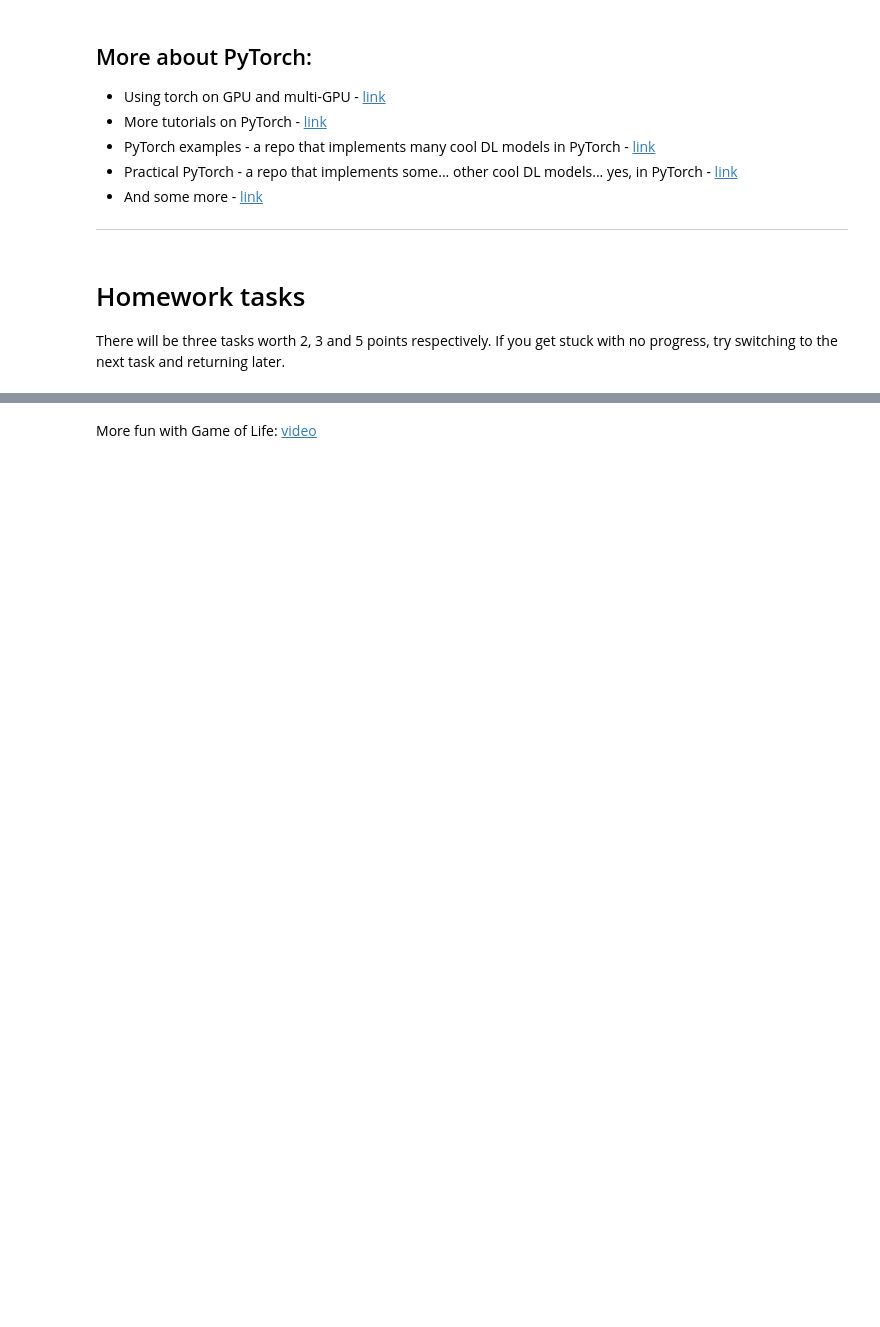
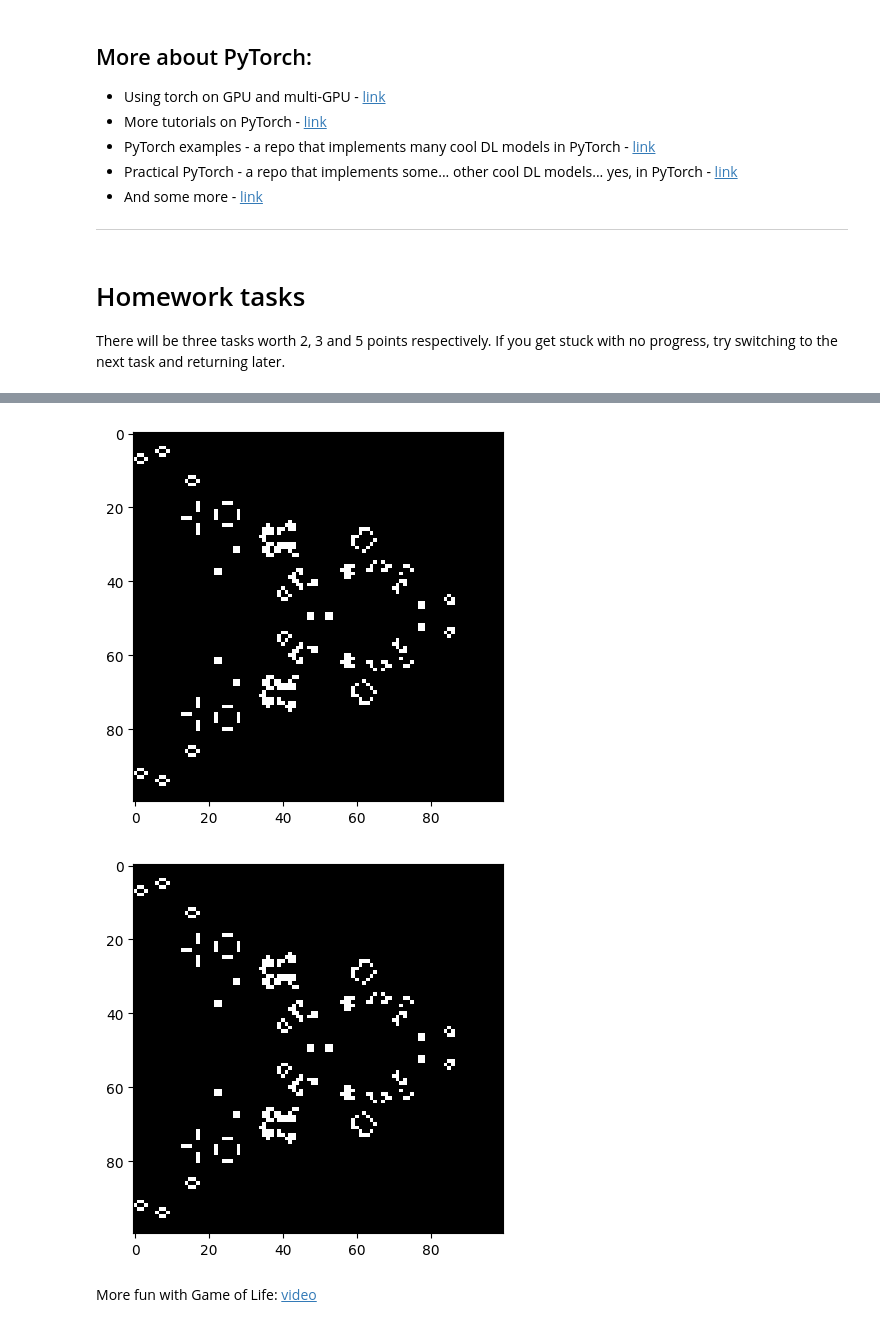
Before and after one commit to Hamada-Gado/Practical_RL, a Jupyter notebook: week04_[recap]_deep_learning/seminar_pytorch.ipynb, the cells around one changed output, grey strips where cells are left out. Drawn from its saved outputs; the diff is of its cells as text; code cells hidden in the pictures; blank space fills up the shorter version.

```diff
--- a/week04_[recap]_deep_learning/seminar_pytorch.ipynb
+++ b/week04_[recap]_deep_learning/seminar_pytorch.ipynb
@@ -554,22 +558,34 @@ for _ in range(100):
 # %%
 # Some fun setups for your amusement
 
 # parallel stripes
 Z = np.arange(100) % 2 + np.zeros([100, 100])
 # with a small imperfection
 Z[48:52, 50] = 1
 
 Z = torch.from_numpy(Z).type(torch.FloatTensor)
 
 fig = plt.figure()
 ax = fig.add_subplot(111)
 fig.show()
 
 for _ in range(100):
+    # update
     Z = torch_update(Z)
+
+    # re-draw image
     ax.clear()
     ax.imshow(Z.numpy(), cmap='gray')
-    fig.canvas.draw()
+
+    # display the updated figure
+    clear_output(wait=True)
+    display(fig)
+
+    # pause for a while to see the changes
+    time.sleep(0.1)
+# %% [output]
+[figure, added]
+[figure, added]
 # %% [markdown]
 More fun with Game of Life: [video](https://www.youtube.com/watch?v=C2vgICfQawE)
 # %% [markdown]
```
Also changed, not shown: parts of 9 cells of this notebook.
